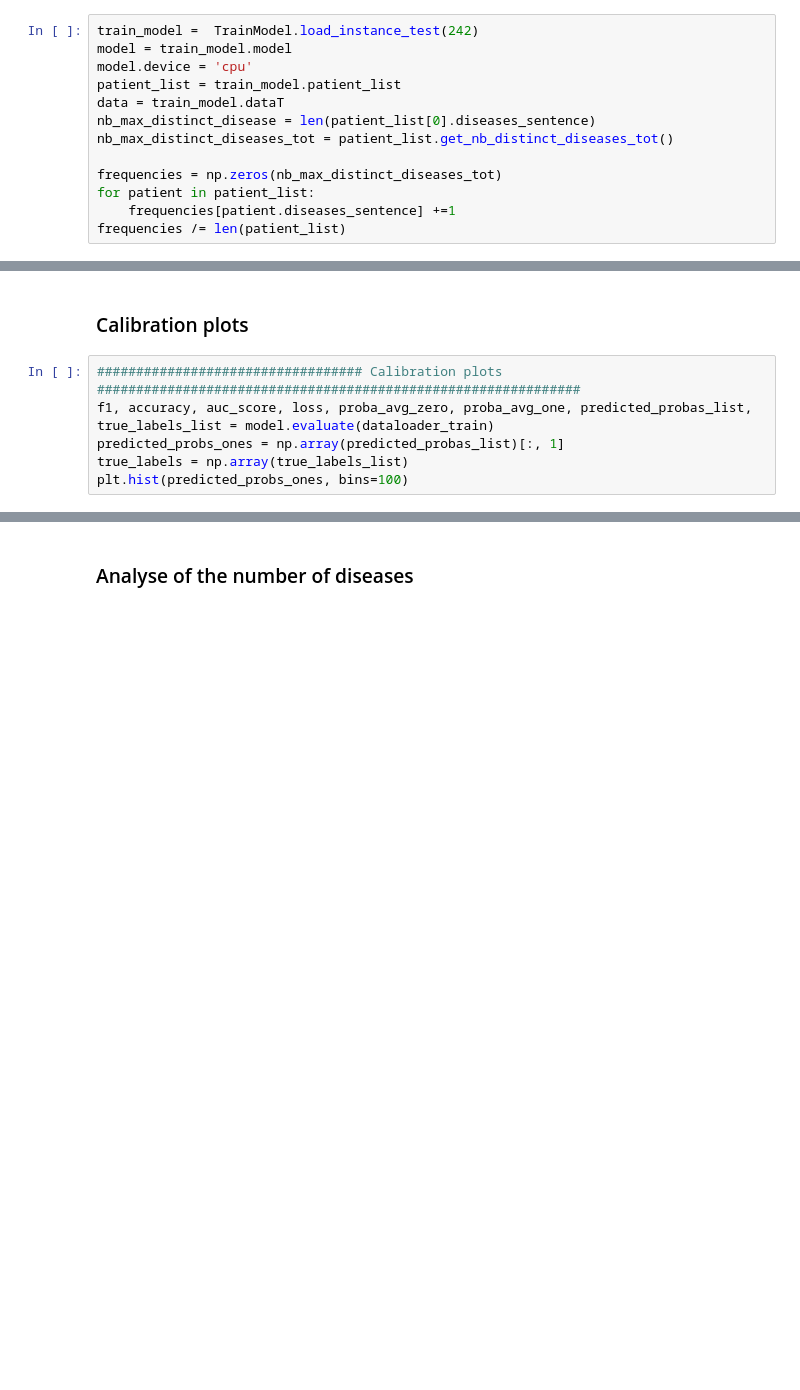
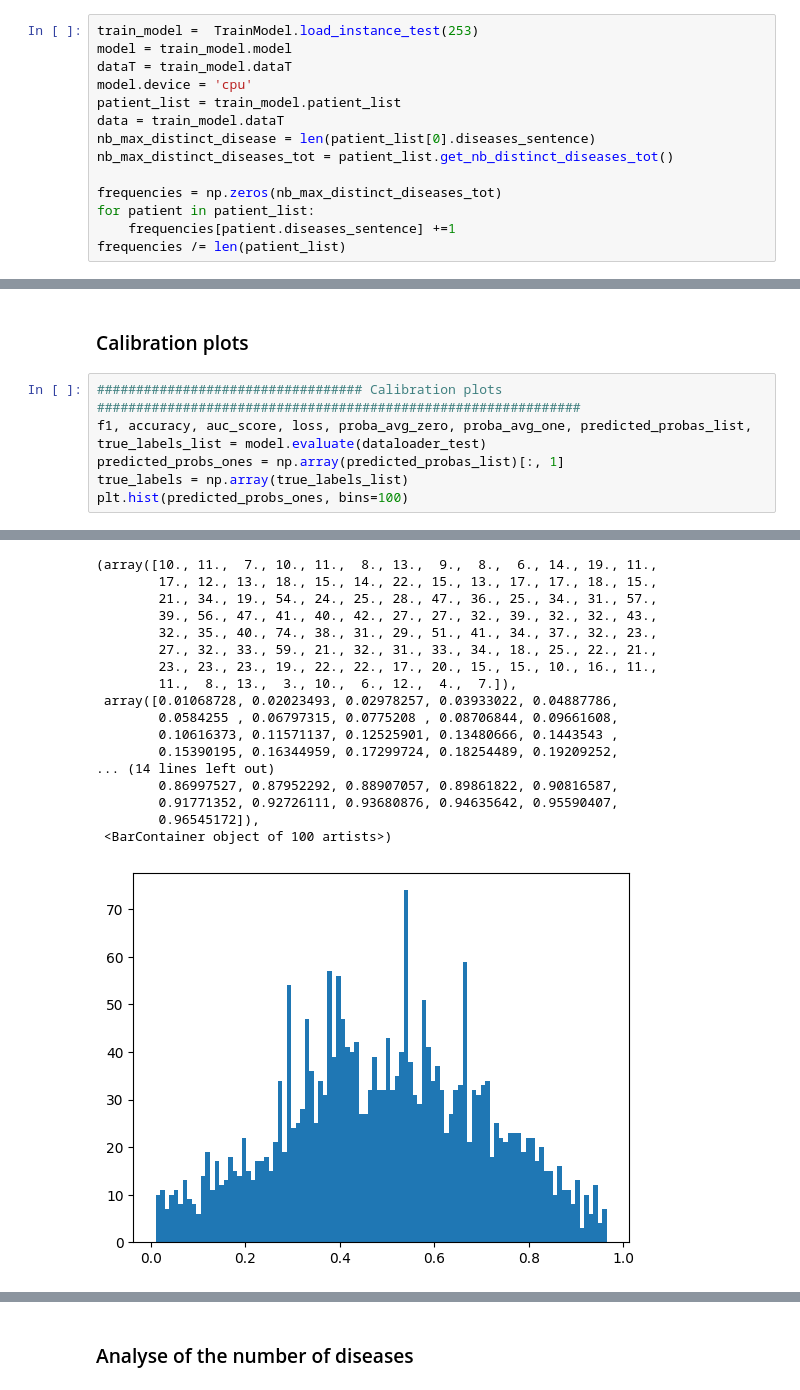
Before and after one commit to martin5555555555/PheWas, a Jupyter notebook: results_analysis/transformers/result_analysis_transformers.ipynb, the cells around one changed output, grey strips where cells are left out. Drawn from its saved outputs; the diff is of its cells as text; blank space fills up the shorter version.

```diff
--- a/results_analysis/transformers/result_analysis_transformers.ipynb
+++ b/results_analysis/transformers/result_analysis_transformers.ipynb
@@ -30,6 +36,7 @@ import matplotlib.pyplot as plt
 # %%
-train_model =  TrainModel.load_instance_test(242)
+train_model =  TrainModel.load_instance_test(253)
 model = train_model.model
+dataT = train_model.dataT
 model.device = 'cpu'
 patient_list = train_model.patient_list
 data = train_model.dataT
@@ -50,7 +85,8 @@ dataloader_test = DataLoader(train_model.patient_list_transformer_test, batch_si
 ### Calibration plots
 # %%
 ################################## Calibration plots ##############################################################
-f1, accuracy, auc_score, loss, proba_avg_zero, proba_avg_one, predicted_probas_list, true_labels_list = model.evaluate(dataloader_train)
+f1, accuracy, auc_score, loss, proba_avg_zero, proba_avg_one, predicted_probas_list, true_labels_list = model.evaluate(dataloader_test)
 predicted_probs_ones = np.array(predicted_probas_list)[:, 1]
 true_labels = np.array(true_labels_list)
 plt.hist(predicted_probs_ones, bins=100)
+# %% [output]
@@ -57,3 +97,21 @@ plt.hist(predicted_probs_ones, bins=100)
+(array([10., 11.,  7., 10., 11.,  8., 13.,  9.,  8.,  6., 14., 19., 11.,
+        17., 12., 13., 18., 15., 14., 22., 15., 13., 17., 17., 18., 15.,
+        21., 34., 19., 54., 24., 25., 28., 47., 36., 25., 34., 31., 57.,
+        39., 56., 47., 41., 40., 42., 27., 27., 32., 39., 32., 32., 43.,
+        32., 35., 40., 74., 38., 31., 29., 51., 41., 34., 37., 32., 23.,
+        27., 32., 33., 59., 21., 32., 31., 33., 34., 18., 25., 22., 21.,
+        23., 23., 23., 19., 22., 22., 17., 20., 15., 15., 10., 16., 11.,
+        11.,  8., 13.,  3., 10.,  6., 12.,  4.,  7.]),
+ array([0.01068728, 0.02023493, 0.02978257, 0.03933022, 0.04887786,
+        0.0584255 , 0.06797315, 0.0775208 , 0.08706844, 0.09661608,
+        0.10616373, 0.11571137, 0.12525901, 0.13480666, 0.1443543 ,
+        0.15390195, 0.16344959, 0.17299724, 0.18254489, 0.19209252,
+... (14 lines left out)
+        0.86997527, 0.87952292, 0.88907057, 0.89861822, 0.90816587,
+        0.91771352, 0.92726111, 0.93680876, 0.94635642, 0.95590407,
+        0.96545172]),
+ <BarContainer object of 100 artists>)
+[figure, added]
 # %%
 prob_true, prob_pred = calibration_curve(true_labels_list, predicted_probs_ones, n_bins=80)
 auc = calculate_roc_auc(true_labels_list, predicted_probs_ones)
```
Also changed, not shown: parts of 47 cells of this notebook, 32 other files.
